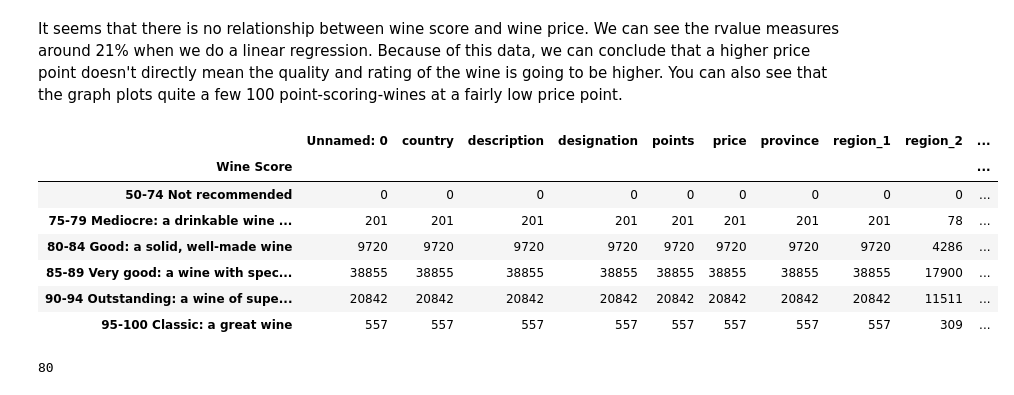
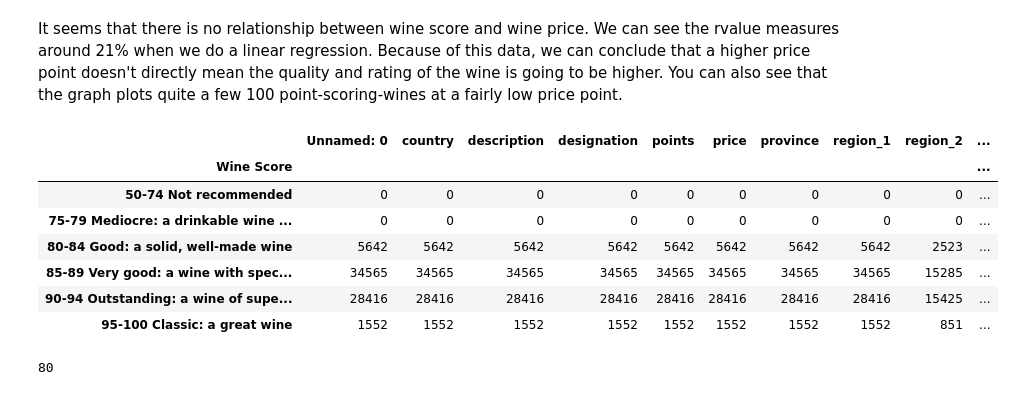
Before and after one commit to j1candel/Wine-Analysis-, a Jupyter notebook: New_Wine_Notebook.ipynb, the cells around one changed output. Cells and saved outputs as stored; diff of their text form; code cells hidden in the pictures.

```diff
--- a/New_Wine_Notebook.ipynb
+++ b/New_Wine_Notebook.ipynb
@@ -99,28 +99,28 @@ It seems that there is no relationship between wine score and wine price. We can
 # %%
 #create bins for wine scores:
 # 95-100 Classic: a great wine
 # 90-94 Outstanding: a wine of superior character and style
 # 85-89 Very good: a wine with special qualities
 # 80-84 Good: a solid, well-made wine
 # 75-79 Mediocre: a drinkable wine that may have minor flaws
 # 50-74 Not recommended
 
-bins = [0,75,80,85,90,95,100]
+bins = [0,75,79,84,89,94,100]
 group_names = ["50-74 Not recommended","75-79 Mediocre: a drinkable wine that may have minor flaws","80-84 Good: a solid, well-made wine","85-89 Very good: a wine with special qualities","90-94 Outstanding: a wine of superior character and style","95-100 Classic: a great wine"]
 
 
 clean_data_pd["Wine Score"] =pd.cut(clean_data_pd["points"],bins, labels=group_names, include_lowest=True)
 wine_score_bins = clean_data_pd.groupby("Wine Score").count()
 wine_score_bins
 # %% [output]
 |  | Unnamed: 0 | country | description | designation | points | price | province | region_1 | region_2 | ... |
 | Wine Score |  |  |  |  |  |  |  |  |  | ... |
 | 50-74 Not recommended | 0 | 0 | 0 | 0 | 0 | 0 | 0 | 0 | 0 | ... |
-| 75-79 Mediocre: a drinkable wine ... | 201 | 201 | 201 | 201 | 201 | 201 | 201 | 201 | 78 | ... |
-| 80-84 Good: a solid, well-made wine | 9720 | 9720 | 9720 | 9720 | 9720 | 9720 | 9720 | 9720 | 4286 | ... |
-| 85-89 Very good: a wine with spec... | 38855 | 38855 | 38855 | 38855 | 38855 | 38855 | 38855 | 38855 | 17900 | ... |
-| 90-94 Outstanding: a wine of supe... | 20842 | 20842 | 20842 | 20842 | 20842 | 20842 | 20842 | 20842 | 11511 | ... |
-| 95-100 Classic: a great wine | 557 | 557 | 557 | 557 | 557 | 557 | 557 | 557 | 309 | ... |
+| 75-79 Mediocre: a drinkable wine ... | 0 | 0 | 0 | 0 | 0 | 0 | 0 | 0 | 0 | ... |
+| 80-84 Good: a solid, well-made wine | 5642 | 5642 | 5642 | 5642 | 5642 | 5642 | 5642 | 5642 | 2523 | ... |
+| 85-89 Very good: a wine with spec... | 34565 | 34565 | 34565 | 34565 | 34565 | 34565 | 34565 | 34565 | 15285 | ... |
+| 90-94 Outstanding: a wine of supe... | 28416 | 28416 | 28416 | 28416 | 28416 | 28416 | 28416 | 28416 | 15425 | ... |
+| 95-100 Classic: a great wine | 1552 | 1552 | 1552 | 1552 | 1552 | 1552 | 1552 | 1552 | 851 | ... |
 # %%
 
 clean_data_pd["points"].min()
```
Also changed, not shown: parts of 1 cell of this notebook, 2 other files.
